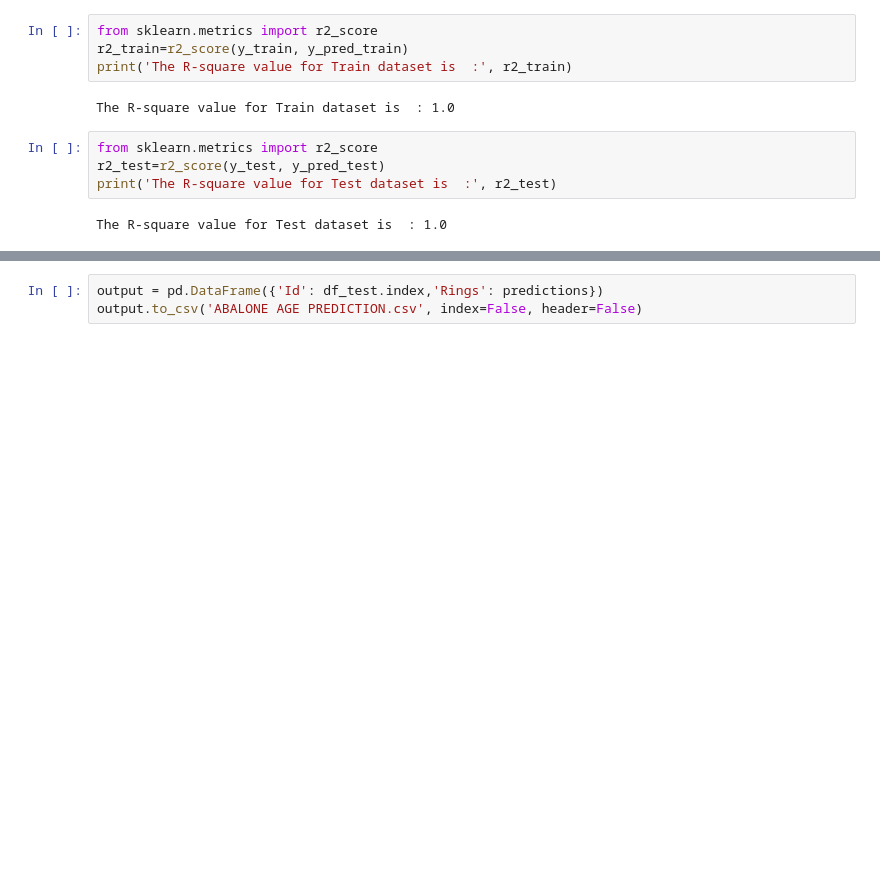
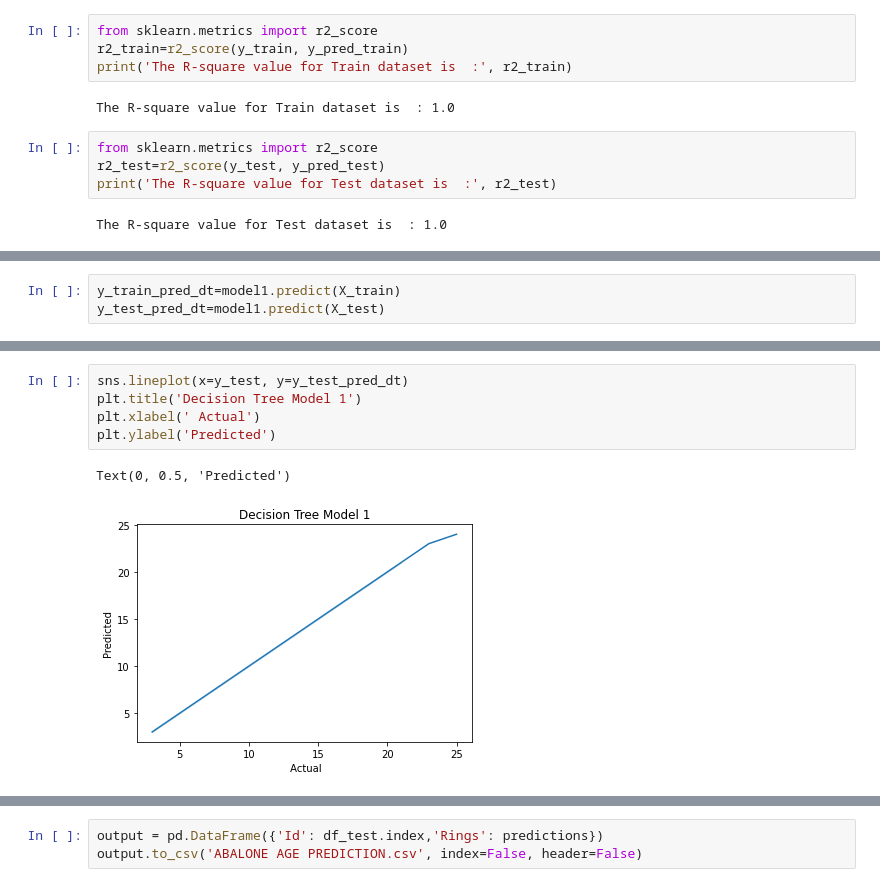
Before and after one commit to smithaprakash91/ABALONE-AGE-PREDICTION, a Jupyter notebook: ABALONE AGE PREDICTION.ipynb, the cells around one changed output, grey strips where cells are left out. Cells and saved outputs as stored; diff of their text form; blank space fills up the shorter version.

```diff
--- a/ABALONE AGE PREDICTION.ipynb
+++ b/ABALONE AGE PREDICTION.ipynb
@@ -694,0 +673,3 @@ The R-square value for Test dataset is  : 1.0
+# %%
+y_train_pred_dt=model1.predict(X_train)
+y_test_pred_dt=model1.predict(X_test)
@@ -694,0 +683,8 @@ The R-square value for Test dataset is  : 1.0
+# %%
+sns.lineplot(x=y_test, y=y_test_pred_dt)
+plt.title('Decision Tree Model 1')
+plt.xlabel(' Actual')
+plt.ylabel('Predicted')
+# %% [output]
+Text(0, 0.5, 'Predicted')
+[figure, added]
```
Also changed, not shown: parts of 14 cells of this notebook.
